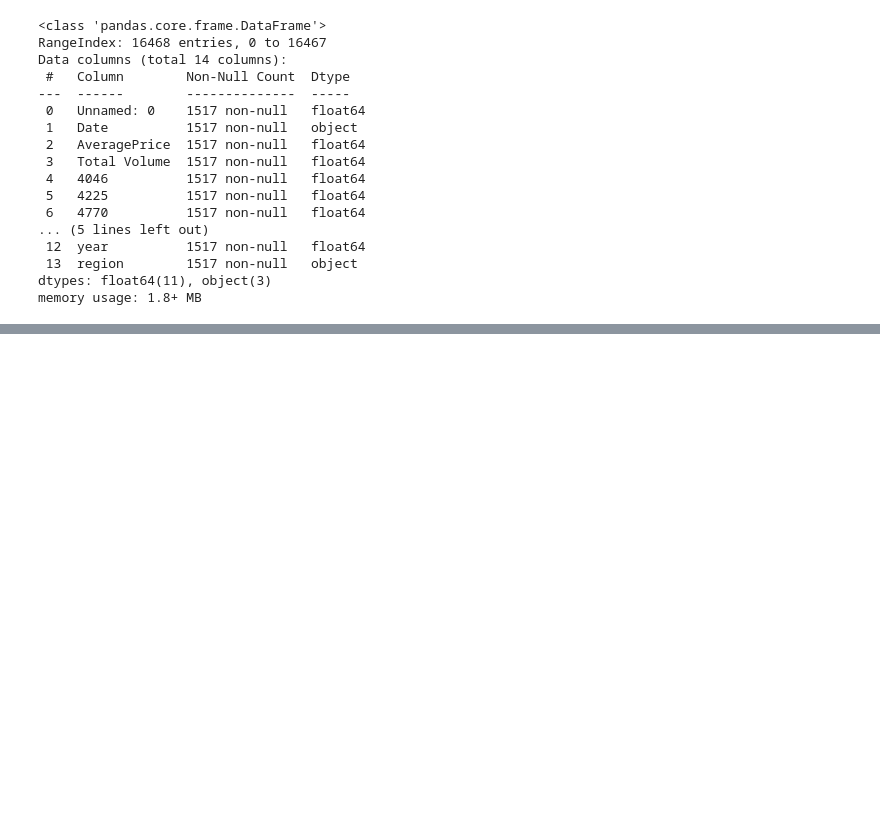
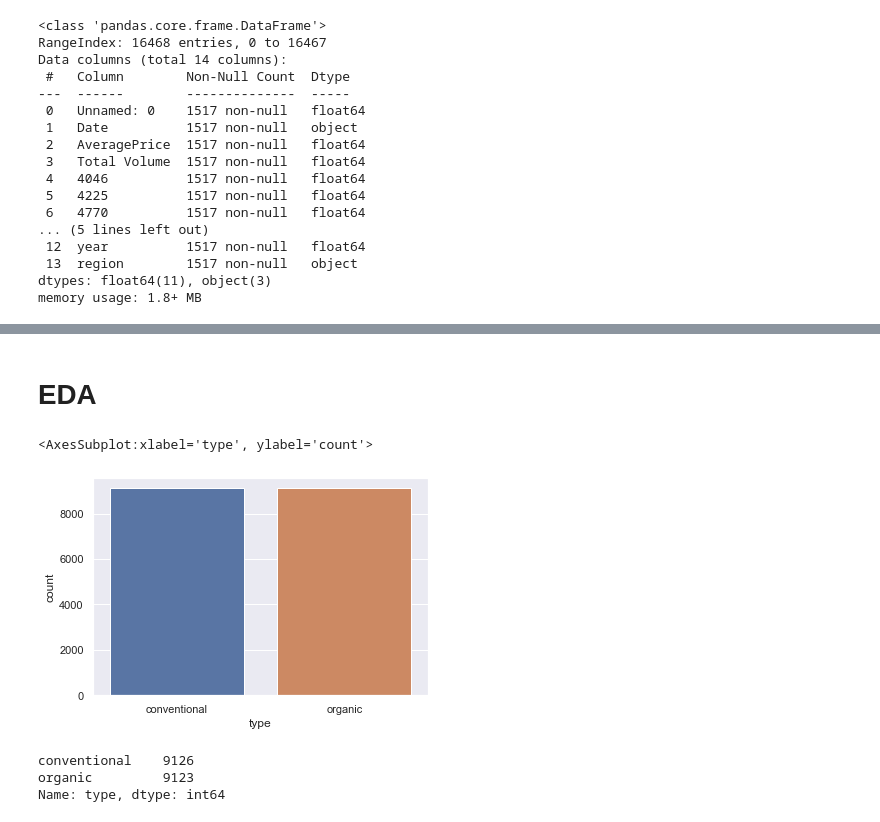
Before and after one commit to RanjeetYJ/DataTrained_Evaluation_Projects, a Jupyter notebook: 2. Evaluation_Project _Avacado.ipynb, the cells around one changed output, grey strips where cells are left out. Drawn from its saved outputs; the diff is of its cells as text; code cells hidden in the pictures; blank space fills up the shorter version.

```diff
--- a/2. Evaluation_Project _Avacado.ipynb
+++ b/2. Evaluation_Project _Avacado.ipynb
@@ -139,0 +135,2 @@ dtype: int64
+# %%
+df['month']=pd.DatetimeIndex(df['Date']).month
@@ -139,0 +139,29 @@ dtype: int64
+# %%
+def change_month(col):
+    if col==1:
+        return 'Jan'
+    elif col==2:
+        return 'Feb'
+    elif col==3:
+        return 'Mar'
+    elif col==4:
+        return 'Apr'
+    elif col==5:
+        return 'May'
+    elif col==6:
+        return 'Jun'
+    elif col==7:
+        return 'Jul'
+    elif col==8:
+        return 'Aug'
+    elif col==9:
+        return 'Sep'
+    elif col==10:
+        return 'Oct'
+    elif col==11:
+        return 'Nov'
+    else:
+        return 'Dec'
+
+
+df['month']=df['month'].apply(change_month)
@@ -139,0 +170,2 @@ dtype: int64
+# %%
+df['day']=pd.DatetimeIndex(df['Date']).day
@@ -139,0 +197,13 @@ dtype: int64
+# %% [markdown]
+# EDA
+# %%
+sns.countplot(df['type'])
+# %% [output]
+<AxesSubplot:xlabel='type', ylabel='count'>
+[figure, added]
+# %%
+df['type'].value_counts()
+# %% [output]
+conventional    9126
+organic         9123
+Name: type, dtype: int64
```
Also changed, not shown: parts of 167 cells of this notebook.
